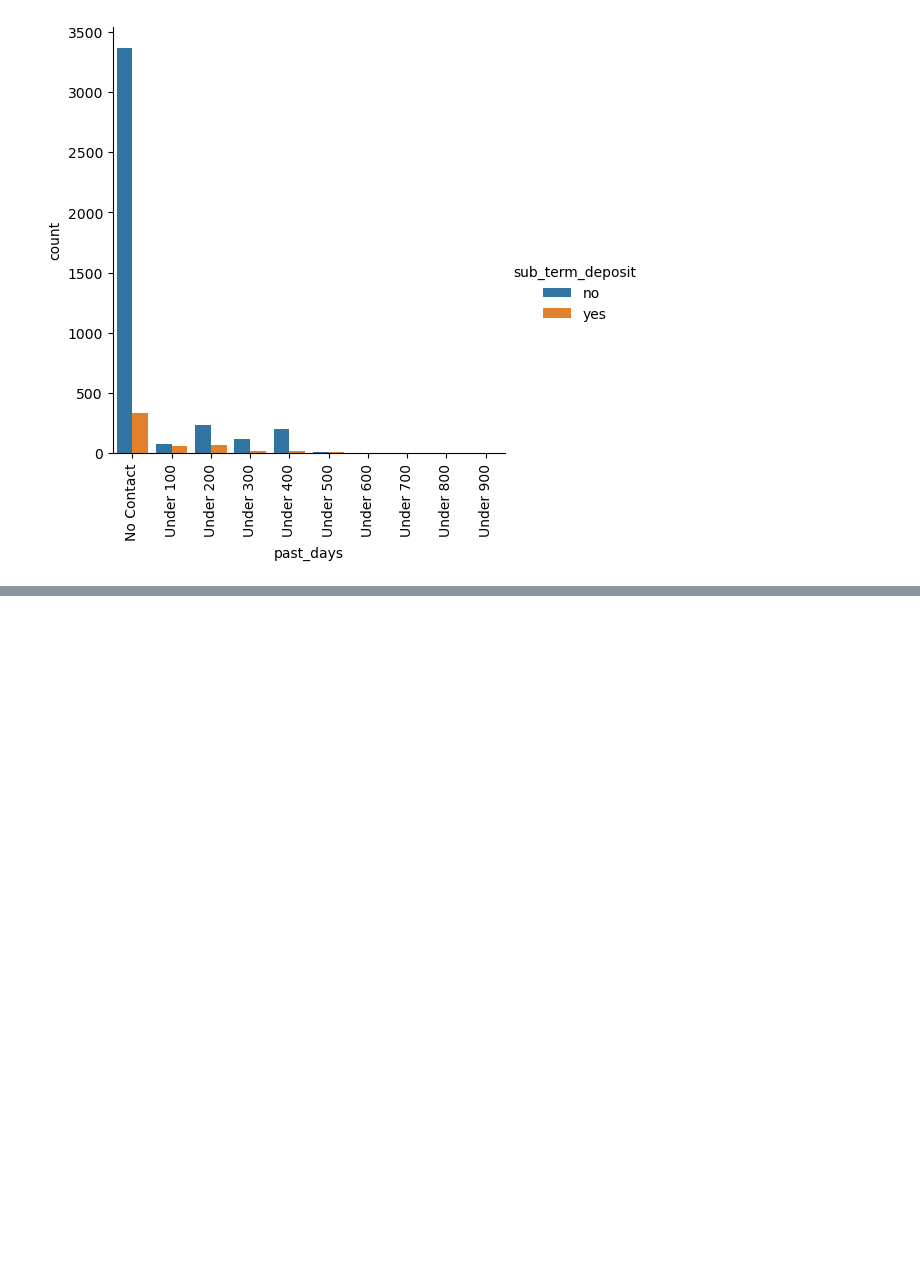
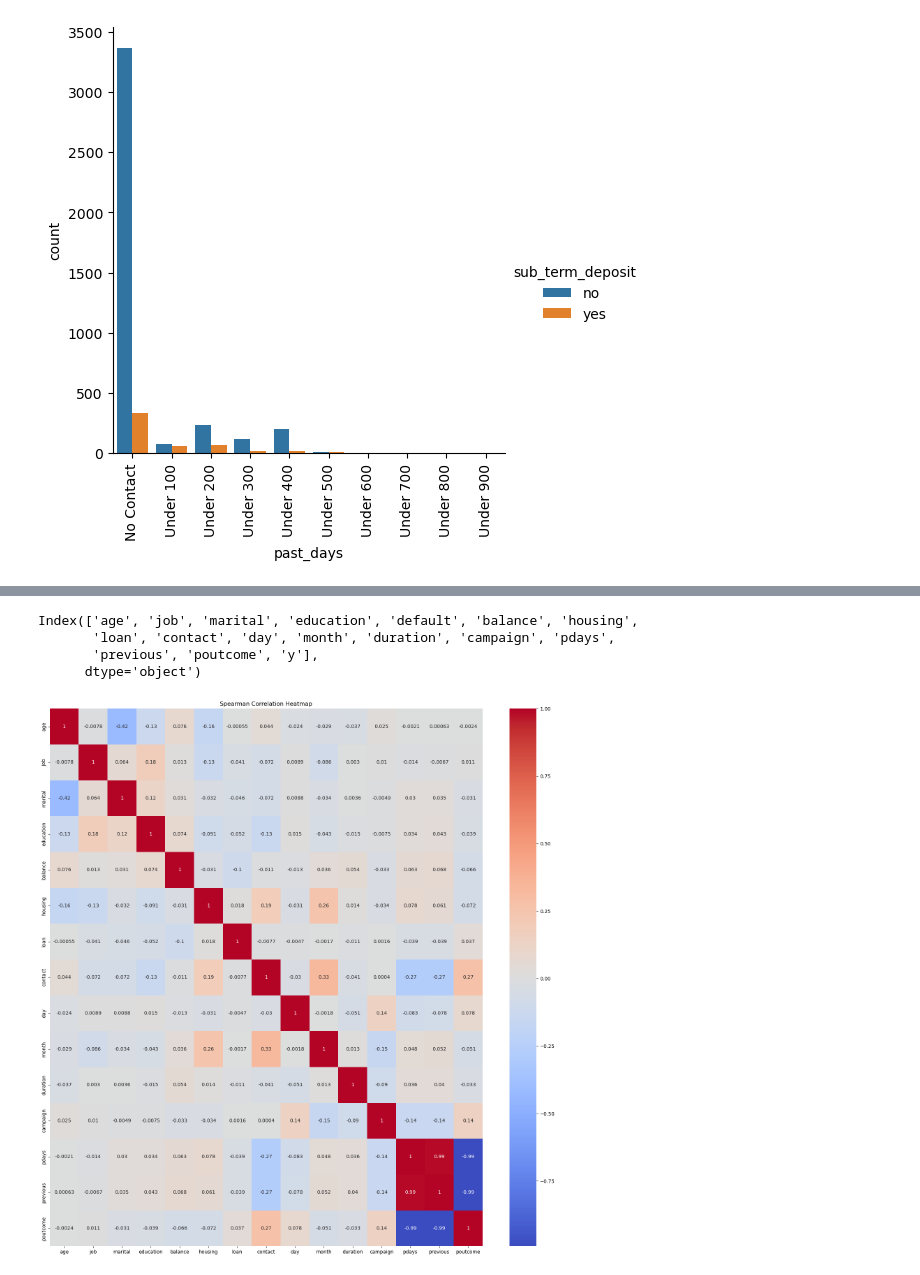
Before and after one commit to Willsu00/assignment2, a Jupyter notebook: Assignment2-Code-Billie.ipynb, the cells around one changed output, grey strips where cells are left out. Cells and saved outputs as stored; diff of their text form; code cells hidden in the pictures; blank space fills up the shorter version.

```diff
--- a/Assignment2-Code-Billie.ipynb
+++ b/Assignment2-Code-Billie.ipynb
@@ -395,0 +343,68 @@ Feature 15: 12.357461
+# %%
+import pandas as pd
+from sklearn.model_selection import train_test_split
+from category_encoders import OrdinalEncoder
+
+# Load the dataset
+df = pd.read_csv('bank updated categories.csv')
+
+# Ensure column names match
+print(df.columns)
+
+X = df[['age', 'job', 'marital', 'education', 'balance', 'housing',
+        'loan', 'contact', 'day', 'month', 'duration', 'campaign', 'pdays',
+        'previous', 'poutcome']]
+y = df['y']
+
+# Define the columns to encode
+cols_to_encode = ['age', 'job', 'marital', 'education', 'balance',
+                  'housing', 'loan', 'contact', 'day', 'month',
+                  'duration', 'campaign', 'pdays', 'previous', 'poutcome']
+
+# Filter cols_to_encode to include only those present in X
+cols_to_encode = [col for col in cols_to_encode if col in X.columns]
+
+# Create the encoder
+encoder = OrdinalEncoder(cols=cols_to_encode)
+X_enc = encoder.fit_transform(X)
+
+# Split data into test and train sets
+X_train, X_test, y_train, y_test = train_test_split(X_enc, y, test_size=0.3, random_state=2)
+# %% [output]
+Index(['age', 'job', 'marital', 'education', 'default', 'balance', 'housing',
+       'loan', 'contact', 'day', 'month', 'duration', 'campaign', 'pdays',
+       'previous', 'poutcome', 'y'],
+      dtype='object')
+# %%
+##Correlation Heatmap
+import pandas as pd
+import seaborn as sns
+import matplotlib.pyplot as plt
+from sklearn.preprocessing import OrdinalEncoder
+
+# Load the dataset
+df = pd.read_csv('bank updated categories.csv')
+
+# Define features and target
+X = df[['age', 'job', 'marital', 'education', 'balance', 'housing',
+        'loan', 'contact', 'day', 'month', 'duration', 'campaign', 'pdays',
+        'previous', 'poutcome']]
+y = df['y']
+
+# Encode categorical variables
+encoder = OrdinalEncoder()
+X_encoded = encoder.fit_transform(X)
+
+# Convert the encoded features back to a DataFrame
+X_encoded_df = pd.DataFrame(X_encoded, columns=X.columns)
+
+# Compute the Spearman correlation matrix
+corrmat = X_encoded_df.corr(method='spearman')
+
+# Plot heatmap with a different colormap
+plt.figure(figsize=(20, 20))
+sns.heatmap(corrmat, annot=True, cmap="coolwarm")  # Changed colormap to 'coolwarm'
+plt.title('Spearman Correlation Heatmap')
+plt.show()
+# %% [output]
+[figure, added]
```
Also changed, not shown: parts of 44 cells of this notebook, 1 other file.
